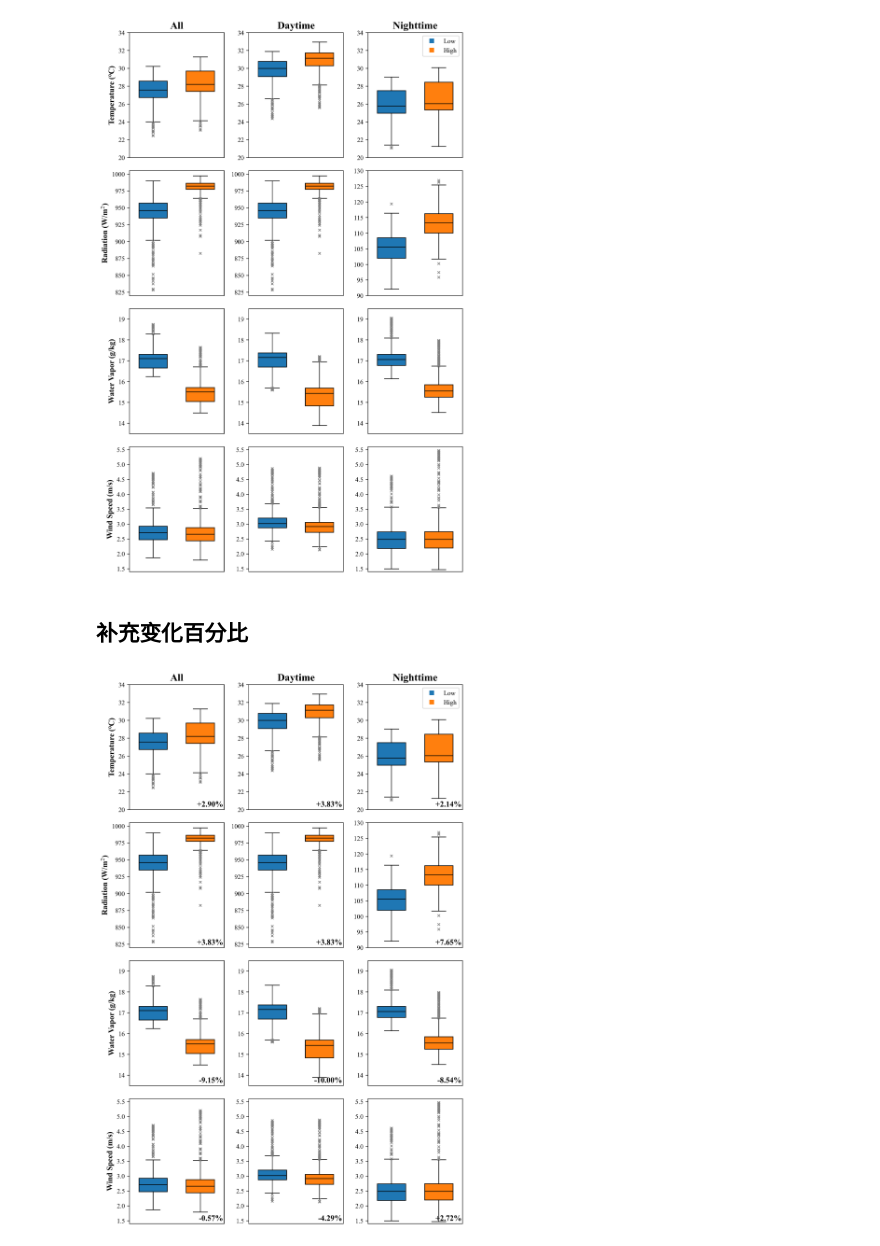
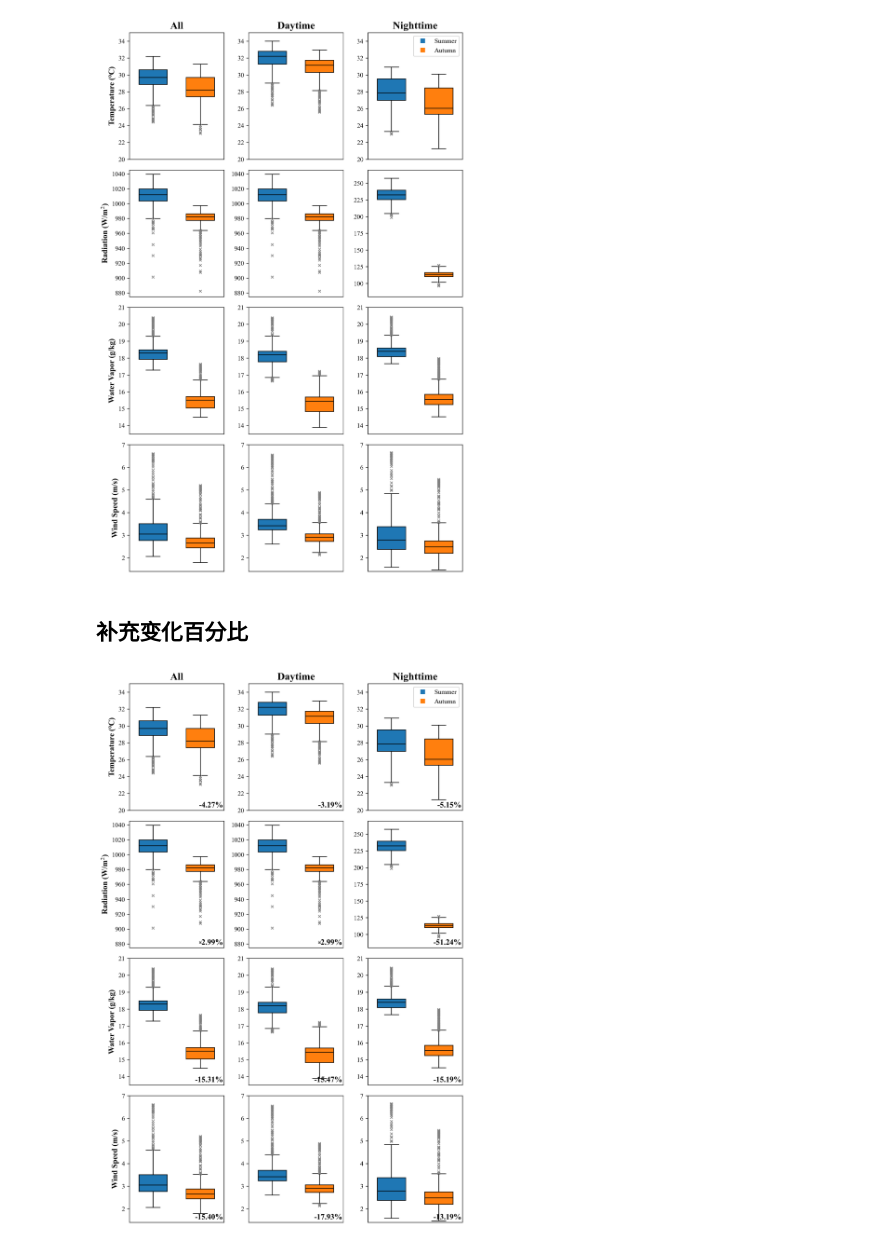
Before and after one commit to Iphisxu/MasterGRAD-Seasonally, a Jupyter notebook: scripts/Ground/Plot_box/batch.ipynb, the cells around one changed output. Drawn from its saved outputs; the diff is of its cells as text; code cells hidden in the pictures.

```diff
--- a/scripts/Ground/Plot_box/batch.ipynb
+++ b/scripts/Ground/Plot_box/batch.ipynb
@@ -145,7 +144,7 @@ fig, ax = plt.subplots(1, len(vars), figsize=(10, 3), dpi=300)
 
 # Iterate over variables
 for i, variable in enumerate(vars):
-    box_data = [low_data[variable], high_data[variable]]
+    box_data = [summer[variable], autumn[variable]]
 
     # Create boxplot
     box = ax[i].boxplot(box_data, patch_artist=True, widths=0.6,
@@ -162,7 +161,7 @@ for i, variable in enumerate(vars):
 
 # Create legend handles and labels
 legend_handles = [plt.Line2D([0], [0], marker='s', color='w', markerfacecolor=color, markersize=8) for color in ['tab:blue', 'tab:orange']]
-legend_labels = ['Low', 'High']
+legend_labels = ['Summer', 'Autumn']
 ax[-1].legend(legend_handles, legend_labels,bbox_to_anchor=(1, 1))
 
 # Adjust layout
@@ -184,7 +183,7 @@ fig, axs = plt.subplots(3, len(vars), figsize=(10, 9), dpi=300)
 # Iterate over variables and rows
 for j, variable in enumerate(vars):
     for i, period in enumerate(['', '_day', '_night']):
-        box_data = [low_data[f"{variable}{period}"], high_data[f"{variable}{period}"]]
+        box_data = [summer[f"{variable}{period}"], autumn[f"{variable}{period}"]]
 
         # Create boxplot
         box = axs[i, j].boxplot(box_data, patch_artist=True, widths=0.6,
@@ -202,7 +201,7 @@ for j, variable in enumerate(vars):
 
 # Add legend with adjusted position
 legend_handles = [plt.Line2D([0], [0], marker='s', color='w', markerfacecolor=color, markersize=8) for color in ['tab:blue', 'tab:orange']]
-legend_labels = ['Low', 'High']
+legend_labels = ['Summer', 'Autumn']
 axs[0, -1].legend(legend_handles, legend_labels, bbox_to_anchor=(1, 1))
 
 axs[0,0].set_ylabel('All', fontdict=strdict)
@@ -221,8 +220,8 @@ strdict = {'fontsize': 16, 'fontweight': 'bold'}
 ylabels = ['Temperature (℃)', 'Radiation (W/m$^2$)', 'Water Vapor (g/kg)', 'Wind Speed (m/s)']
 ylabeldict = {'fontsize': 12, 'fontweight': 'bold'}
 # !设置上下限
-ylimits = {'SFC_TMP': [20, 34], 'SOL_RAD': [820, 1005],
-           'QV': [13.5, 19.5], 'WSPD10': [1.4, 5.6]}
+ylimits = {'SFC_TMP': [20, 35], 'SOL_RAD': [875, 1045],
+           'QV': [13.5, 21], 'WSPD10': [1.4, 7]}
 
 # Create subplots
 fig, axs = plt.subplots(len(vars), 3, figsize=(8, 12), dpi=300)  # Changed the size and shape
@@ -230,7 +229,7 @@ fig, axs = plt.subplots(len(vars), 3, figsize=(8, 12), dpi=300)  # Changed the s
 # Iterate over variables and rows
 for j, variable in enumerate(vars):
     for i, period in enumerate(['', '_day', '_night']):
-        box_data = [low_data[f"{variable}{period}"], high_data[f"{variable}{period}"]]
+        box_data = [summer[f"{variable}{period}"], autumn[f"{variable}{period}"]]
 
         # Create boxplot
         box = axs[j, i].boxplot(box_data, patch_artist=True, widths=0.6,
@@ -248,13 +247,13 @@ for j, variable in enumerate(vars):
 
         # Set Y limits
         if i == 2 and j == 1:
-            axs[j,i].set_ylim(90,130)
+            axs[j,i].set_ylim(80,270)
         else:
             axs[j,i].set_ylim(ylimits[variable])
 
 # Add legend with adjusted position
 legend_handles = [plt.Line2D([0], [0], marker='s', color='w', markerfacecolor=color, markersize=8) for color in ['tab:blue', 'tab:orange']]
-legend_labels = ['Low', 'High']
+legend_labels = ['Summer', 'Autumn']
 axs[0, -1].legend(legend_handles, legend_labels, bbox_to_anchor=(1, 1))
 
 axs[0, 0].set_title('All', fontdict=strdict)
@@ -264,7 +263,7 @@ axs[0, 2].set_title('Nighttime', fontdict=strdict)
 plt.tight_layout()
 plt.show()
 # %% [output]
-[figure, old version]
+[figure, new version]
 # %% [markdown]
 ## 补充变化百分比
 # %%
@@ -276,8 +275,8 @@ ylabels = ['Temperature (℃)', 'Radiation (W/m$^2$)', 'Water Vapor (g/kg)', 'Wi
 ylabeldict = {'fontsize': 12, 'fontweight': 'bold'}
 textdict = {'fontsize': 12, 'fontweight': 'bold','ha':'right','va':'bottom'}
 # !设置上下限
-ylimits = {'SFC_TMP': [20, 34], 'SOL_RAD': [820, 1005],
-           'QV': [13.5, 19.5], 'WSPD10': [1.4, 5.6]}
+ylimits = {'SFC_TMP': [20, 35], 'SOL_RAD': [875, 1045],
+           'QV': [13.5, 21], 'WSPD10': [1.4, 7]}
 
 # Create subplots
 fig, axs = plt.subplots(len(vars), 3, figsize=(8, 12), dpi=300)  # Changed the size and shape
@@ -285,7 +284,7 @@ fig, axs = plt.subplots(len(vars), 3, figsize=(8, 12), dpi=300)  # Changed the s
 # Iterate over variables and rows
 for j, variable in enumerate(vars):
     for i, period in enumerate(['', '_day', '_night']):
-        box_data = [low_data[f"{variable}{period}"], high_data[f"{variable}{period}"]]
+        box_data = [summer[f"{variable}{period}"], autumn[f"{variable}{period}"]]
 
         # Create boxplot
         box = axs[j, i].boxplot(box_data, patch_artist=True, widths=0.6,
@@ -298,33 +297,33 @@ for j, variable in enumerate(vars):
 
         # Set subplot title
         if i == 0:
             axs[j, i].set_ylabel(ylabels[j], rotation=90, fontdict=ylabeldict)
         axs[j, i].set_xticks([])
 
         # Set Y limits
         if i == 2 and j == 1:
-            axs[j,i].set_ylim(90,130)
+            axs[j,i].set_ylim(80,270)
         else:
             axs[j,i].set_ylim(ylimits[variable])
 
         # Calculate and add percentage change
         percentage_change = ((np.nanmean(box_data[1]) - np.nanmean(box_data[0])) / np.nanmean(box_data[0])) * 100
         if percentage_change > 0:
             percent = f'+{percentage_change:.2f}%'
         else:
             percent = f'{percentage_change:.2f}%'
         axs[j, i].text(0.99, 0.01, percent, transform=axs[j, i].transAxes,**textdict)
 
 # Add legend with adjusted position
 legend_handles = [plt.Line2D([0], [0], marker='s', color='w', markerfacecolor=color, markersize=8) for color in ['tab:blue', 'tab:orange']]
-legend_labels = ['Low', 'High']
+legend_labels = ['Summer', 'Autumn']
 axs[0, -1].legend(legend_handles, legend_labels, bbox_to_anchor=(1, 1))
 
 axs[0, 0].set_title('All', fontdict=strdict)
 axs[0, 1].set_title('Daytime', fontdict=strdict)
 axs[0, 2].set_title('Nighttime', fontdict=strdict)
 
 plt.tight_layout()
 plt.show()
 # %% [output]
-[figure, old version]
+[figure, new version]
```
Also changed, not shown: parts of 5 cells of this notebook, 1 other file.
